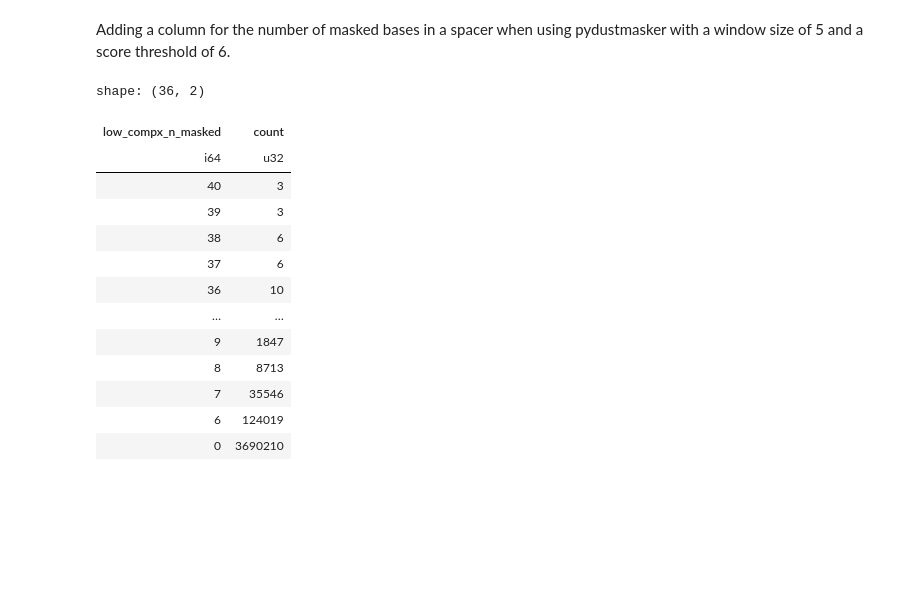
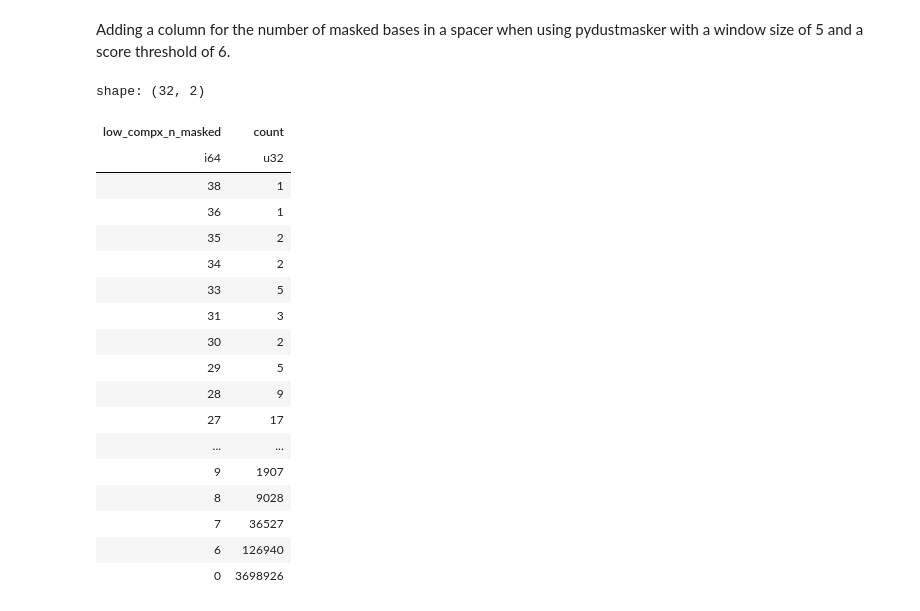
Before and after one commit to rickbeeloo/spacer_matching_bench, a Jupyter notebook: notebooks/real_spacer_inspection.ipynb, the cells around one changed output. Drawn from its saved outputs; the diff is of its cells as text; code cells hidden in the pictures; blank space fills up the shorter version.

```diff
--- a/notebooks/real_spacer_inspection.ipynb
+++ b/notebooks/real_spacer_inspection.ipynb
@@ -559,0 +524,5 @@ spacers
+# %%
+spacer_df = spacer_df.with_columns(
+    pl.col("seq").map_elements(lambda x: lcc_simp(x), return_dtype=pl.Float64).alias("lcc")
+)
+spacer_df["lcc"].describe()
@@ -562,22 +544,29 @@ spacers
 # %% [markdown]
 Adding a column for the number of masked bases in a spacer when using pydustmasker with a window size of 5 and a score threshold of 6.
 # %%
+score_threshold = 15
+window_size = 9
 spacer_df = spacer_df.with_columns(
-    pl.col("seq").map_elements(lambda x: pdm.DustMasker(x, window_size=20, score_threshold=16).n_masked_bases, return_dtype=pl.Int64).alias("low_compx_n_masked")
+    pl.col("seq").map_elements(lambda x: pdm.DustMasker(x, window_size=window_size, score_threshold=score_threshold).n_masked_bases, return_dtype=pl.Int64).alias("low_compx_n_masked")
     )
 spacer_df["low_compx_n_masked"].value_counts().sort(by="low_compx_n_masked", descending=True)
 # %% [output]
-shape: (36, 2)
+shape: (32, 2)
 | low_compx_n_masked | count |
 | i64 | u32 |
-| 40 | 3 |
-| 39 | 3 |
-| 38 | 6 |
-| 37 | 6 |
-| 36 | 10 |
-| … | … |
-| 9 | 1847 |
-| 8 | 8713 |
-| 7 | 35546 |
-| 6 | 124019 |
-| 0 | 3690210 |
+| 38 | 1 |
+| 36 | 1 |
+| 35 | 2 |
+| 34 | 2 |
+| 33 | 5 |
+| 31 | 3 |
+| 30 | 2 |
+| 29 | 5 |
+| 28 | 9 |
+| 27 | 17 |
+| ... | ... |
+| 9 | 1907 |
+| 8 | 9028 |
+| 7 | 36527 |
+| 6 | 126940 |
+| 0 | 3698926 |
```
Also changed, not shown: parts of 42 cells of this notebook, 12 other files.
